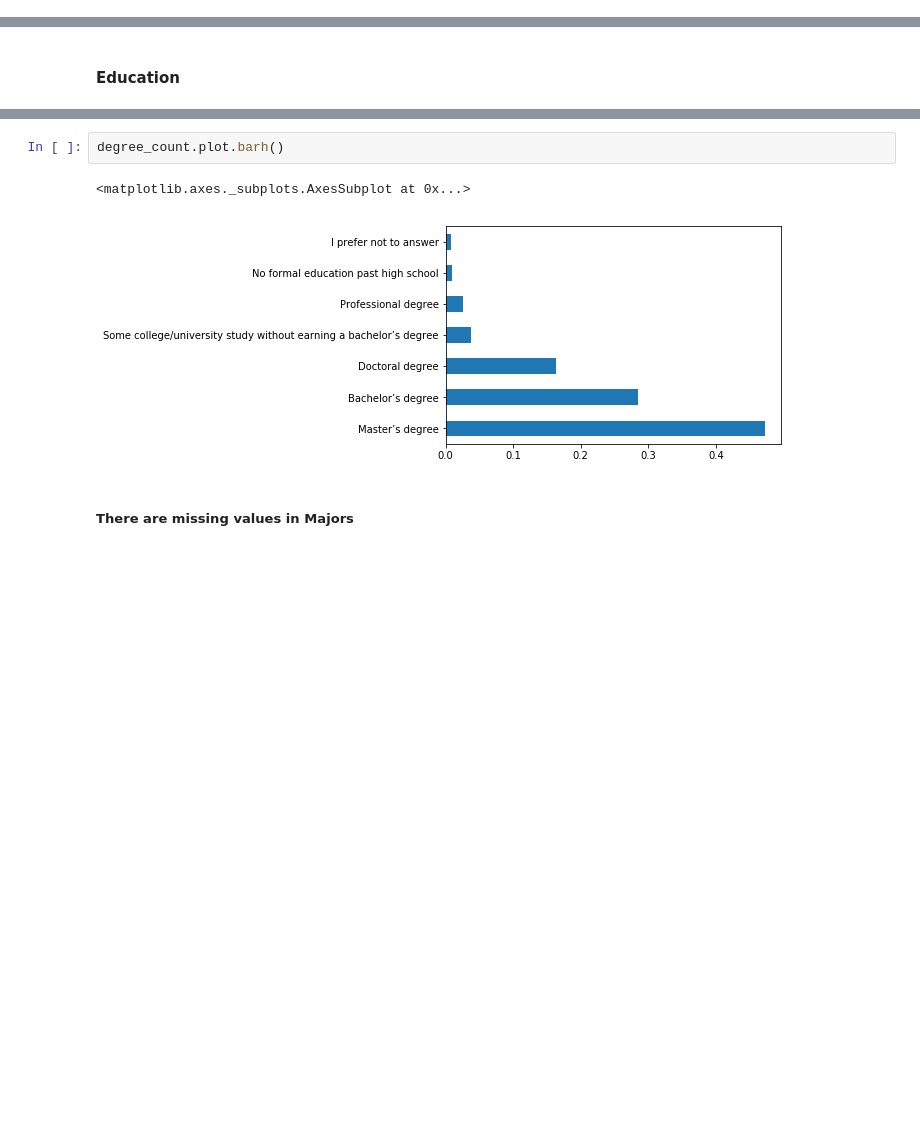
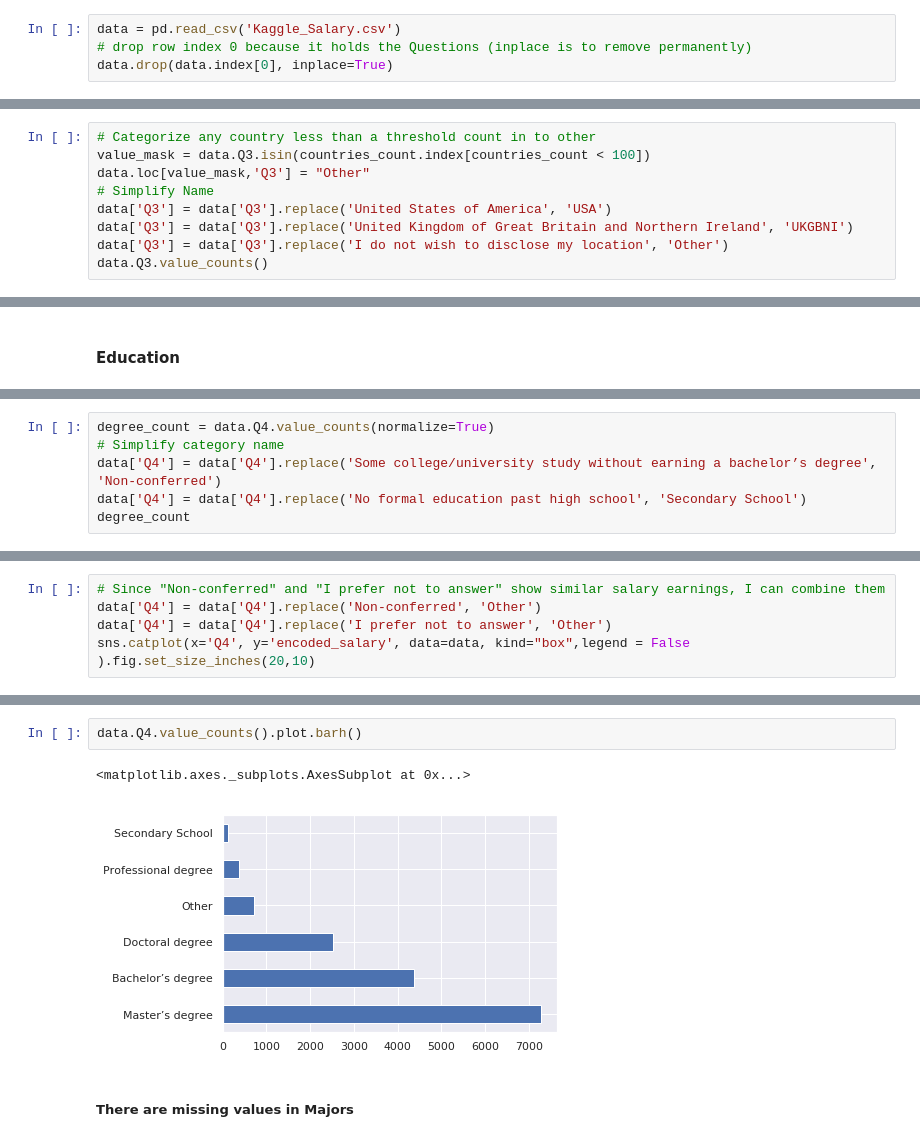
Before and after one commit to aarontan-git/salary_classification, a Jupyter notebook: Assignment 1.ipynb, the cells around one changed output, grey strips where cells are left out. Cells and saved outputs as stored; diff of their text form; blank space fills up the shorter version.

```diff
--- a/Assignment 1.ipynb
+++ b/Assignment 1.ipynb
@@ -122,5 +207,9 @@ age_count.plot.barh()
 # %% [markdown]
 #### Countries
+# %%
+data = pd.read_csv('Kaggle_Salary.csv')
+# drop row index 0 because it holds the Questions (inplace is to remove permanently)
+data.drop(data.index[0], inplace=True)
 # %%
 # Number of Unique Countries
 data.Q3.nunique()
@@ -163,0 +240,9 @@ Name: Q3, dtype: int64
+# %%
+# Categorize any country less than a threshold count in to other
+value_mask = data.Q3.isin(countries_count.index[countries_count < 100])
+data.loc[value_mask,'Q3'] = "Other"
+# Simplify Name
+data['Q3'] = data['Q3'].replace('United States of America', 'USA')
+data['Q3'] = data['Q3'].replace('United Kingdom of Great Britain and Northern Ireland', 'UKGBNI')
+data['Q3'] = data['Q3'].replace('I do not wish to disclose my location', 'Other')
+data.Q3.value_counts()
@@ -177,0 +279,6 @@ Name: Q4, dtype: float64
+# %%
+degree_count = data.Q4.value_counts(normalize=True)
+# Simplify category name
+data['Q4'] = data['Q4'].replace('Some college/university study without earning a bachelor’s degree', 'Non-conferred')
+data['Q4'] = data['Q4'].replace('No formal education past high school', 'Secondary School')
+degree_count
@@ -177,0 +298,5 @@ Name: Q4, dtype: float64
+# %%
+# Since "Non-conferred" and "I prefer not to answer" show similar salary earnings, I can combine them
+data['Q4'] = data['Q4'].replace('Non-conferred', 'Other')
+data['Q4'] = data['Q4'].replace('I prefer not to answer', 'Other')
+sns.catplot(x='Q4', y='encoded_salary', data=data, kind="box",legend = False ).fig.set_size_inches(20,10)
@@ -178,7 +305,7 @@ Name: Q4, dtype: float64
 # %%
-degree_count.plot.barh()
+data.Q4.value_counts().plot.barh()
 # %% [output]
 <matplotlib.axes._subplots.AxesSubplot at 0x...>
-[figure, old version]
+[figure, new version]
 # %% [markdown]
 ##### There are missing values in Majors
```
Also changed, not shown: parts of 39 cells of this notebook.
